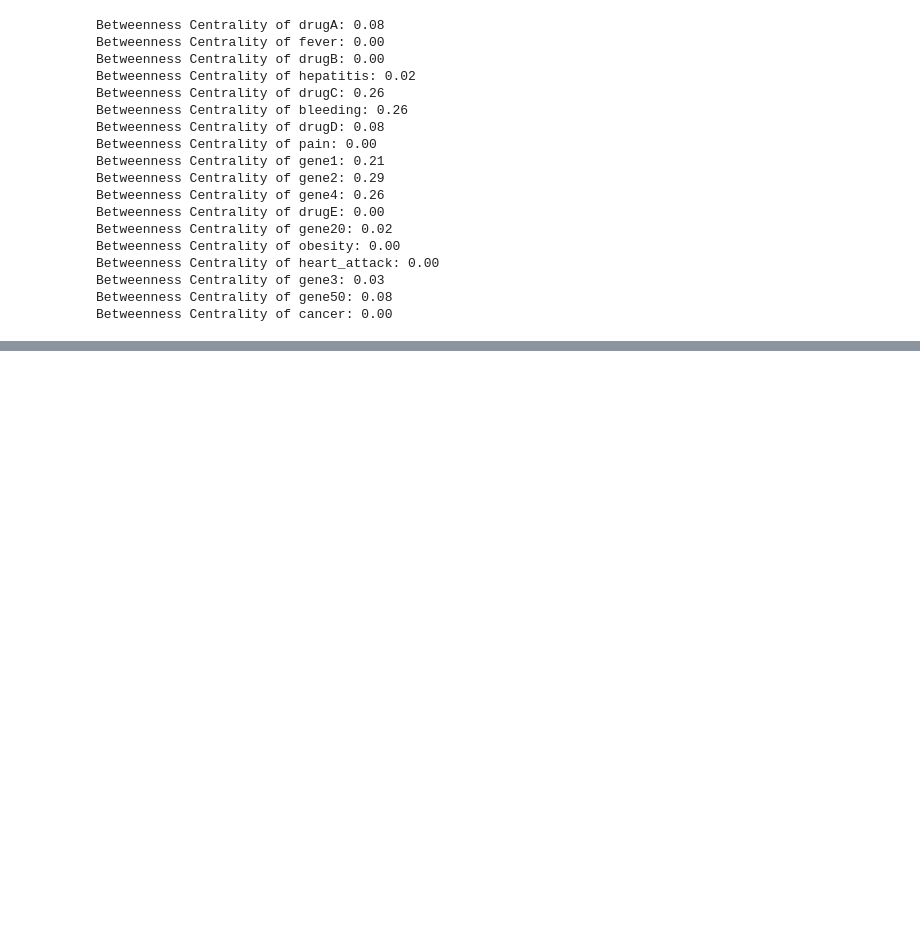
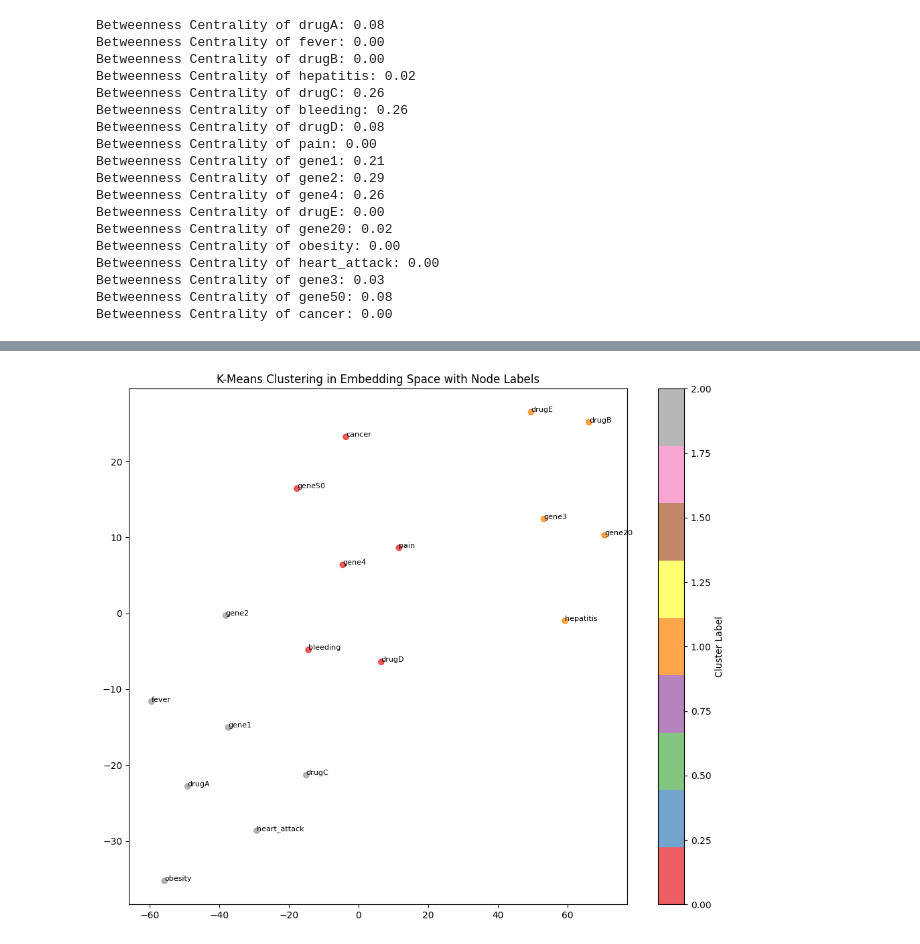
Before and after one commit to Gutema-1990/GenAI-agent, a Jupyter notebook: implementing_KG.ipynb, the cells around one changed output, grey strips where cells are left out. Saved outputs shown, nothing was run; the diff lists cells and outputs as text; code cells hidden in the pictures; blank space fills up the shorter version.

```diff
--- a/implementing_KG.ipynb
+++ b/implementing_KG.ipynb
@@ -108,0 +184,22 @@ Betweenness Centrality of cancer: 0.00
+# %%
+# Perform K-Means clustering on node embeddings
+from sklearn.cluster import KMeans
+num_clusters = 3 # Adjust the number of clusters
+kmeans = KMeans(n_clusters=num_clusters, random_state=42)
+cluster_labels = kmeans.fit_predict(embeddings)
+
+# Visualize K-Means clustering in the embedding space with node labels
+plt.figure(figsize=(12, 10))
+plt.scatter(embeddings_2d[:, 0], embeddings_2d[:, 1], c=cluster_labels, cmap=plt.cm.Set1, alpha=0.7)
+
+# Add node labels
+for i, node in enumerate(G.nodes()):
+    plt.text(embeddings_2d[i, 0], embeddings_2d[i, 1], node, fontsize=8)
+
+plt.title('K-Means Clustering in Embedding Space with Node Labels')
+
+# Add colorbar to indicate cluster labels
+plt.colorbar(label="Cluster Label")
+plt.show()
+# %% [output]
+[figure, added]
```
Also changed, not shown: parts of 5 cells of this notebook.
